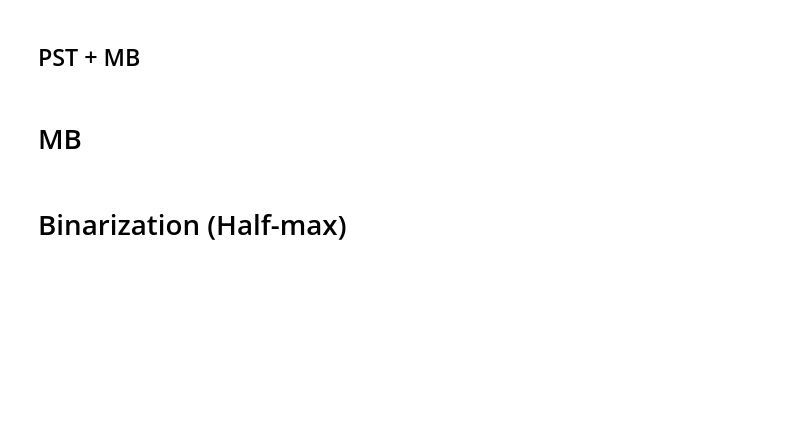
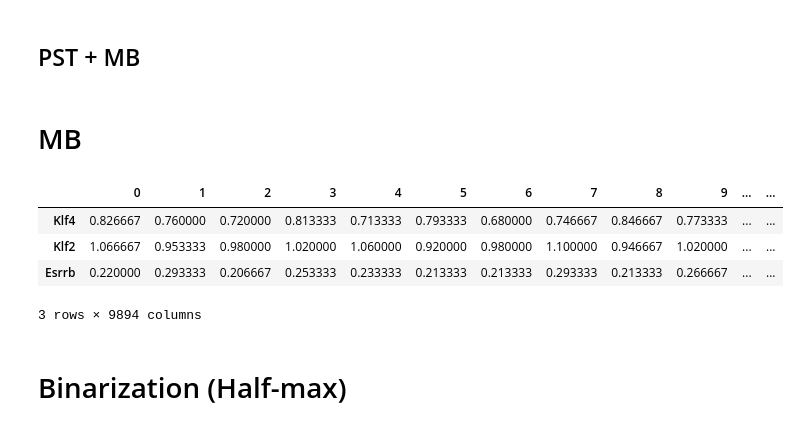
Before and after one commit to CleliaCorridori/GRN_Inference_CODE, a Jupyter notebook: Data_Processing.ipynb, the cells around one changed output. Cells and saved outputs as stored; diff of their text form; code cells hidden in the pictures; blank space fills up the shorter version.

```diff
--- a/Data_Processing.ipynb
+++ b/Data_Processing.ipynb
@@ -373,16 +372,22 @@ if showing:
 # %%
 # raw
 df_raw_mb = mb.mov_avg(np.array(df_raw, dtype=int), wind=w_size)
 df_raw_mb = pd.DataFrame(df_raw_mb, index=df_raw.index)
-df_raw_mb.head(3)
 
 # log normalized
 df_lN_mb = mb.mov_avg(np.array(df_lN, dtype=int), wind=w_size)
 df_lN_mb = pd.DataFrame(df_lN_mb, index=df_lN.index)
-df_lN_mb.head(3)
+pd.DataFrame.to_csv(df_pN_mb_pst, path_data + "GE_data/processed/imp_genes_LogNorm_MB.csv")
+
 # psi normalized
 df_pN_mb = mb.mov_avg(np.array(df_pN, dtype=int), wind=w_size)
 df_pN_mb = pd.DataFrame(df_pN_mb, index=df_pN.index)
-df_pN_mb.head(3)
+pd.DataFrame.to_csv(df_pN_mb_pst, path_data + "GE_data/processed/imp_genes_PsiNorm_MB.csv")
+# %% [output]
+|  | 0 | 1 | 2 | 3 | 4 | 5 | 6 | 7 | 8 | 9 | ... | ... |
+| Klf4 | 0.826667 | 0.760000 | 0.720000 | 0.813333 | 0.713333 | 0.793333 | 0.680000 | 0.746667 | 0.846667 | 0.773333 | ... | ... |
+| Klf2 | 1.066667 | 0.953333 | 0.980000 | 1.020000 | 1.060000 | 0.920000 | 0.980000 | 1.100000 | 0.946667 | 1.020000 | ... | ... |
+| Esrrb | 0.220000 | 0.293333 | 0.206667 | 0.253333 | 0.233333 | 0.213333 | 0.213333 | 0.293333 | 0.213333 | 0.266667 | ... | ... |
+3 rows × 9894 columns
 # %% [markdown]
 # Binarization (Half-max)
```
Also changed, not shown: parts of 6 cells of this notebook, 4 other files.
